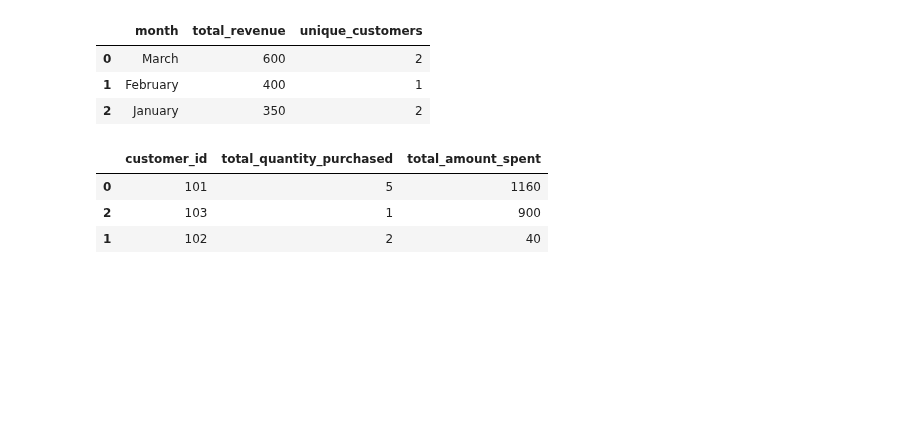
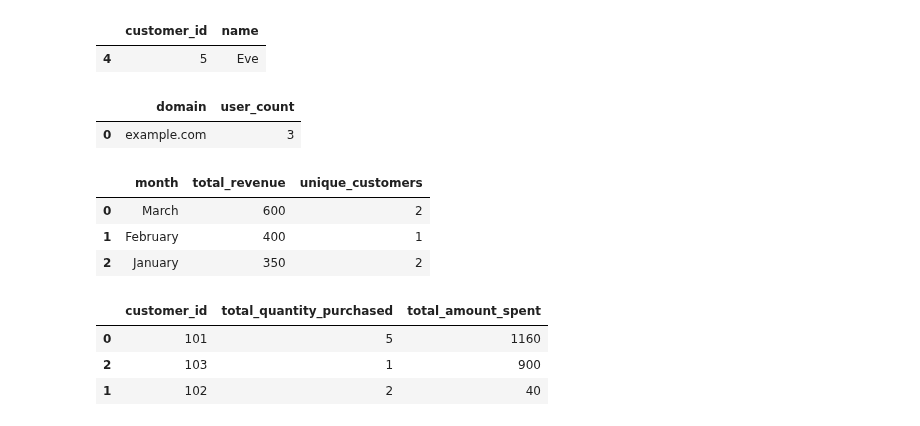
Before and after one commit to edmiller824/sf_tech, a Jupyter notebook: reps.ipynb, the cells around one changed output. Drawn from its saved outputs; the diff is of its cells as text; code cells hidden in the pictures; blank space fills up the shorter version.

```diff
--- a/reps.ipynb
+++ b/reps.ipynb
@@ -1,3 +94,38 @@
+# %%
+"""
+	1.	Consider only 2024 orders.
+	2.	Find customers who have no orders in 2024.
+	3.	Output: customer_id, name.
+	4.	Sort by customer_id.
+"""
+import pandas as pd
+
+customers = pd.DataFrame({
+    "customer_id": [1, 2, 3, 4, 5],
+    "name": ["Alice", "Bob", "Charlie", "Diana", "Eve"]
+})
+
+orders = pd.DataFrame({
+    "order_id": [101, 102, 103, 104, 105, 106],
+    "customer_id": [1, 2, 1, 3, 4, 2],
+    "order_date": pd.to_datetime([
+        "2023-12-30", "2024-01-15", "2024-02-10",
+        "2024-03-01", "2024-01-20", "2023-11-05"
+    ])
+})
+
+
+orders_24 = orders[orders['order_date'].dt.year == 2024]
+orders_24 = orders_24.copy()
+
+merged = pd.merge(customers, orders_24, how='left', on='customer_id')
+
+filtered = merged[merged['order_id'].isnull()]
+
+filtered[['customer_id', 'name']].sort_values('customer_id')
+# %% [output]
+|  | customer_id | name |
+| 4 | 5 | Eve |
 # %%
 """
 	1.	Strip whitespace and lowercase the email column.
@@ -21,6 +149,18 @@ users = pd.DataFrame({
         "eve@example.com"
     ]
 })
+
+users['email'] = (users['email']
+                  .str.lower()
+                  .str.strip())
+
+users['domain'] = [x.split('@')[-1] for x in users['email']]
+df = users.groupby('domain').agg(user_count=('user_id', 'count')).reset_index()
+new_df = df[df['user_count'] > 1].sort_values(by=['user_count', 'domain'], ascending=[False, True])
+new_df
+# %% [output]
+|  | domain | user_count |
+| 0 | example.com | 3 |
 # %%
 """
 From orders (with order_id, customer_id, order_date, status, total_amount):
```
Also changed, not shown: parts of 2 cells of this notebook.
